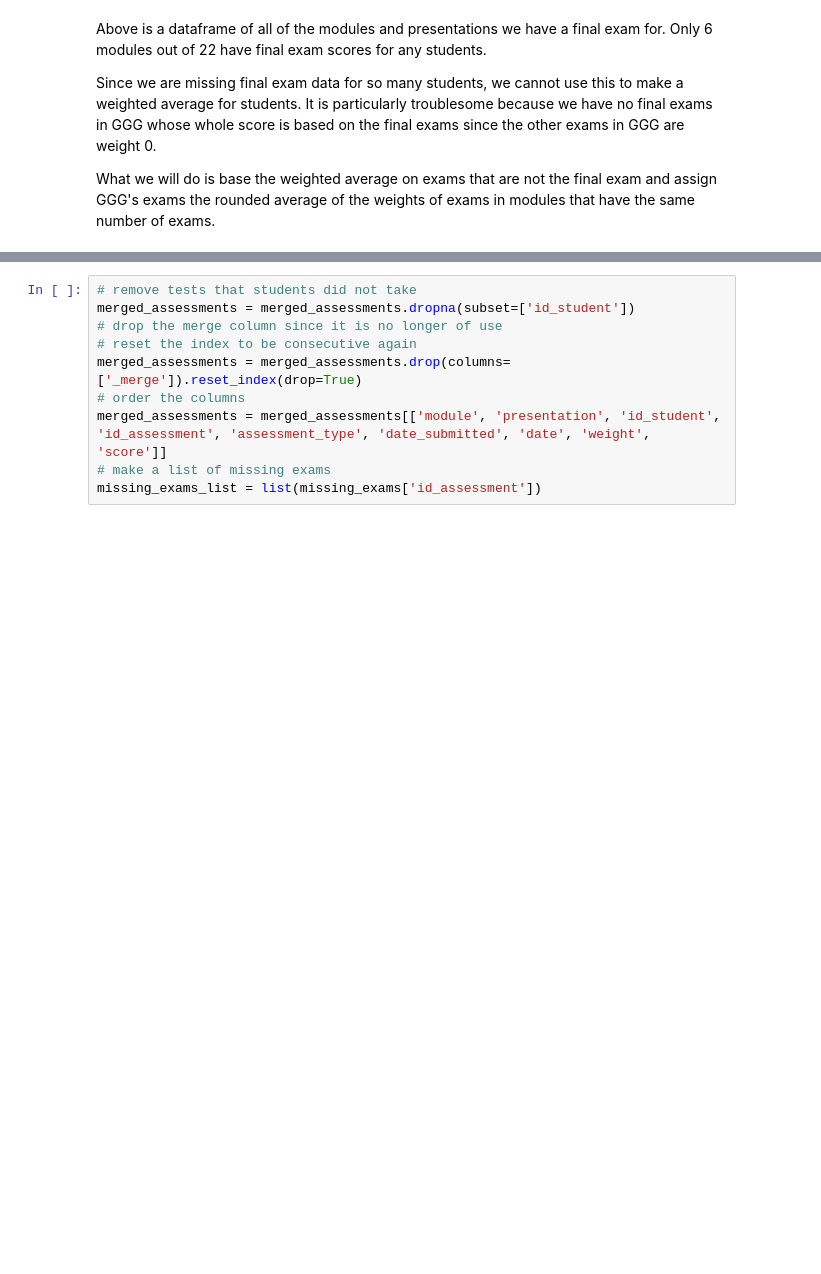
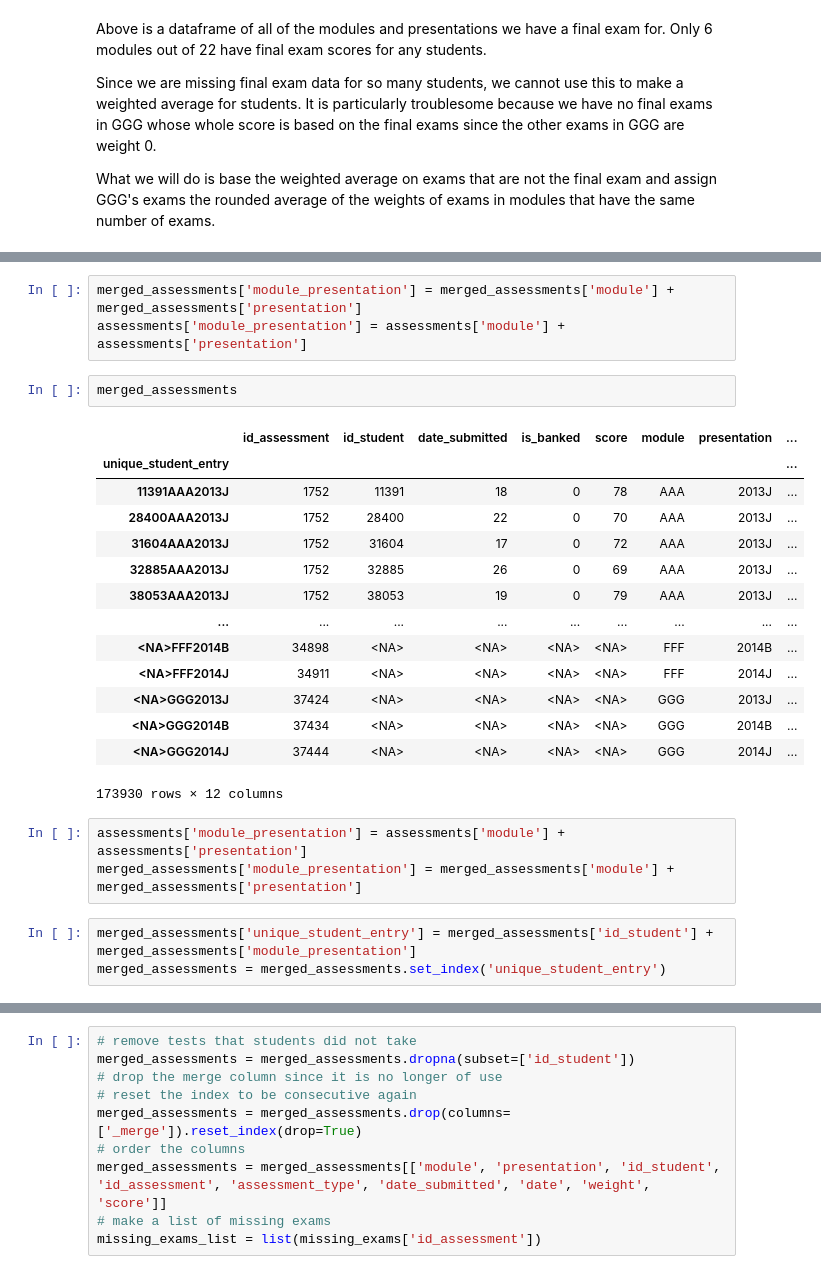
Before and after one commit to freyjagarner/Student-Data-Analysis, a Jupyter notebook: Capstone/Assessments.ipynb, the cells around one changed output, grey strips where cells are left out. Saved outputs shown, nothing was run; the diff lists cells and outputs as text; blank space fills up the shorter version.

```diff
--- a/Capstone/Assessments.ipynb
+++ b/Capstone/Assessments.ipynb
@@ -727,0 +660,26 @@ merged_assessments.loc[(merged_assessments['module'] == 'FFF') & (merged_assessm
+# %%
+merged_assessments['module_presentation'] = merged_assessments['module'] + merged_assessments['presentation']
+assessments['module_presentation'] = assessments['module'] + assessments['presentation']
+# %%
+merged_assessments
+# %% [output]
+|  | id_assessment | id_student | date_submitted | is_banked | score | module | presentation | ... |
+| unique_student_entry |  |  |  |  |  |  |  | ... |
+| 11391AAA2013J | 1752 | 11391 | 18 | 0 | 78 | AAA | 2013J | ... |
+| 28400AAA2013J | 1752 | 28400 | 22 | 0 | 70 | AAA | 2013J | ... |
+| 31604AAA2013J | 1752 | 31604 | 17 | 0 | 72 | AAA | 2013J | ... |
+| 32885AAA2013J | 1752 | 32885 | 26 | 0 | 69 | AAA | 2013J | ... |
+| 38053AAA2013J | 1752 | 38053 | 19 | 0 | 79 | AAA | 2013J | ... |
+| ... | ... | ... | ... | ... | ... | ... | ... | ... |
+| <NA>FFF2014B | 34898 | <NA> | <NA> | <NA> | <NA> | FFF | 2014B | ... |
+| <NA>FFF2014J | 34911 | <NA> | <NA> | <NA> | <NA> | FFF | 2014J | ... |
+| <NA>GGG2013J | 37424 | <NA> | <NA> | <NA> | <NA> | GGG | 2013J | ... |
+| <NA>GGG2014B | 37434 | <NA> | <NA> | <NA> | <NA> | GGG | 2014B | ... |
+| <NA>GGG2014J | 37444 | <NA> | <NA> | <NA> | <NA> | GGG | 2014J | ... |
+173930 rows × 12 columns
+# %%
+assessments['module_presentation'] = assessments['module'] + assessments['presentation']
+merged_assessments['module_presentation'] = merged_assessments['module'] + merged_assessments['presentation']
+# %%
+merged_assessments['unique_student_entry'] = merged_assessments['id_student'] + merged_assessments['module_presentation']
+merged_assessments = merged_assessments.set_index('unique_student_entry')
```
Also changed, not shown: parts of 23 cells of this notebook.
